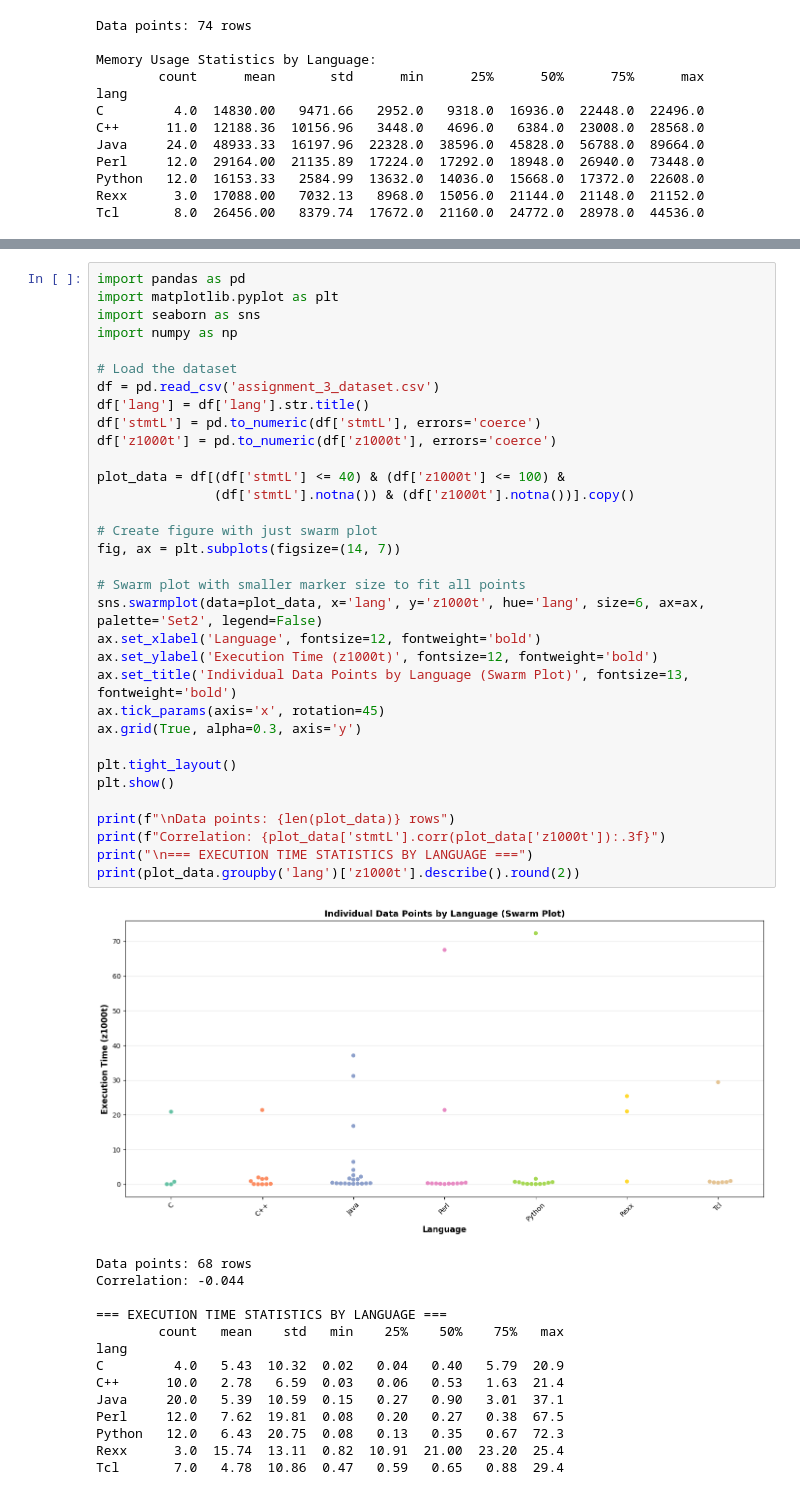
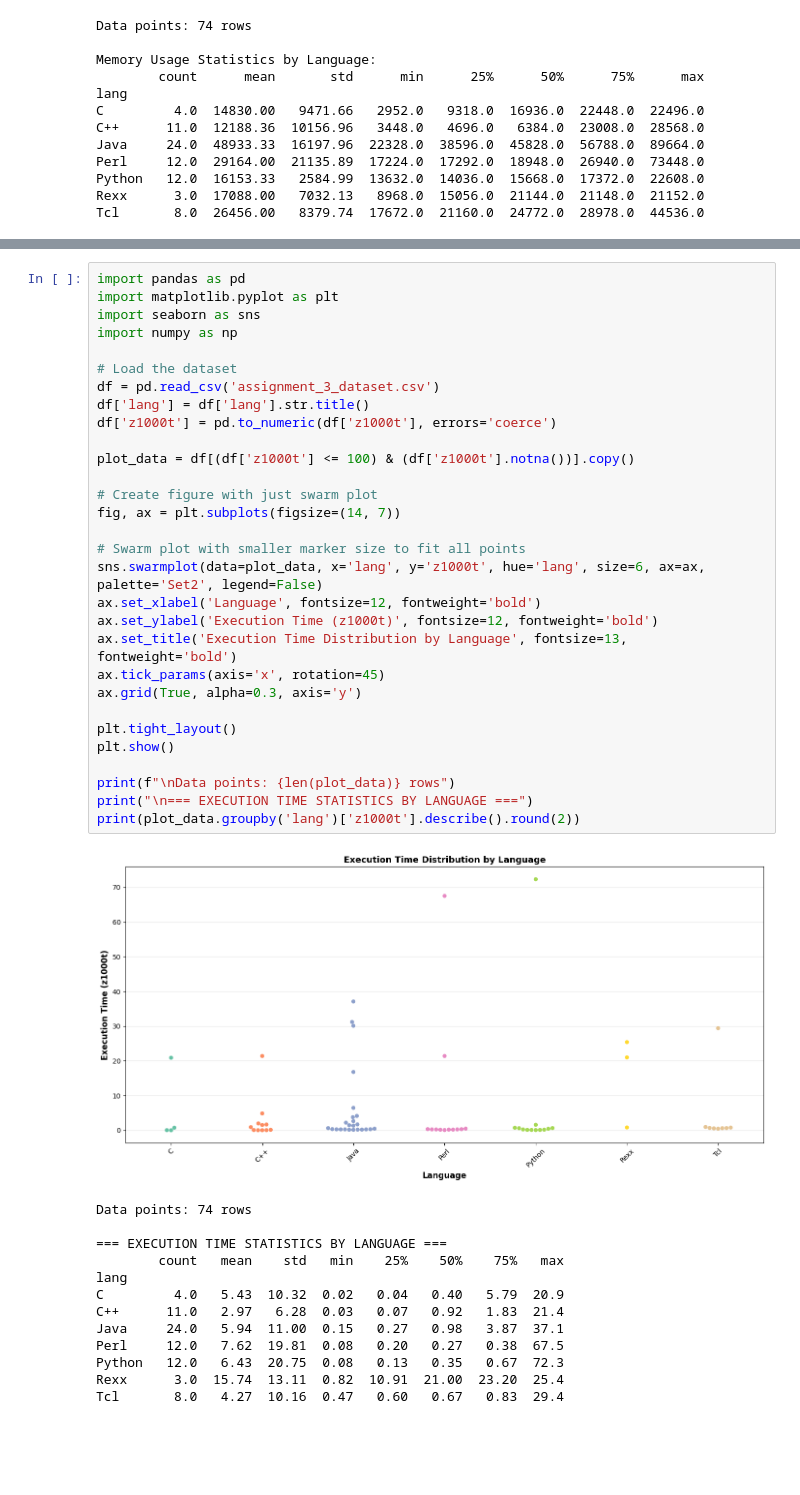
Before and after one commit to Nasro33/assignment3, a Jupyter notebook: main.ipynb, the cells around one changed output, grey strips where cells are left out. Saved outputs shown, nothing was run; the diff lists cells and outputs as text; blank space fills up the shorter version.

```diff
--- a/main.ipynb
+++ b/main.ipynb
@@ -176,51 +126,47 @@ Tcl       8.0   4.72  3.87  0.60  2.97   3.88   5.12  13.0
 # %%
 import pandas as pd
 import matplotlib.pyplot as plt
 import seaborn as sns
 import numpy as np
 
 # Load the dataset
 df = pd.read_csv('assignment_3_dataset.csv')
 df['lang'] = df['lang'].str.title()
-df['stmtL'] = pd.to_numeric(df['stmtL'], errors='coerce')
 df['z1000t'] = pd.to_numeric(df['z1000t'], errors='coerce')
 
-plot_data = df[(df['stmtL'] <= 40) & (df['z1000t'] <= 100) &
-               (df['stmtL'].notna()) & (df['z1000t'].notna())].copy()
+plot_data = df[(df['z1000t'] <= 100) & (df['z1000t'].notna())].copy()
 
 # Create figure with just swarm plot
 fig, ax = plt.subplots(figsize=(14, 7))
 
 # Swarm plot with smaller marker size to fit all points
 sns.swarmplot(data=plot_data, x='lang', y='z1000t', hue='lang', size=6, ax=ax, palette='Set2', legend=False)
 ax.set_xlabel('Language', fontsize=12, fontweight='bold')
 ax.set_ylabel('Execution Time (z1000t)', fontsize=12, fontweight='bold')
-ax.set_title('Individual Data Points by Language (Swarm Plot)', fontsize=13, fontweight='bold')
+ax.set_title('Execution Time Distribution by Language', fontsize=13, fontweight='bold')
 ax.tick_params(axis='x', rotation=45)
 ax.grid(True, alpha=0.3, axis='y')
 
 plt.tight_layout()
 plt.show()
 
 print(f"\nData points: {len(plot_data)} rows")
-print(f"Correlation: {plot_data['stmtL'].corr(plot_data['z1000t']):.3f}")
 print("\n=== EXECUTION TIME STATISTICS BY LANGUAGE ===")
 print(plot_data.groupby('lang')['z1000t'].describe().round(2))
 # %% [output]
-[figure, old version]
+[figure, new version]
-Data points: 68 rows
-Correlation: -0.044
+Data points: 74 rows
 
 === EXECUTION TIME STATISTICS BY LANGUAGE ===
         count   mean    std   min    25%    50%    75%   max
 lang
 C         4.0   5.43  10.32  0.02   0.04   0.40   5.79  20.9
-C++      10.0   2.78   6.59  0.03   0.06   0.53   1.63  21.4
-Java     20.0   5.39  10.59  0.15   0.27   0.90   3.01  37.1
+C++      11.0   2.97   6.28  0.03   0.07   0.92   1.83  21.4
+Java     24.0   5.94  11.00  0.15   0.27   0.98   3.87  37.1
 Perl     12.0   7.62  19.81  0.08   0.20   0.27   0.38  67.5
 Python   12.0   6.43  20.75  0.08   0.13   0.35   0.67  72.3
 Rexx      3.0  15.74  13.11  0.82  10.91  21.00  23.20  25.4
-Tcl       7.0   4.78  10.86  0.47   0.59   0.65   0.88  29.4
+Tcl       8.0   4.27  10.16  0.47   0.60   0.67   0.83  29.4
 # %%
 import pandas as pd
 import numpy as np
```
Also changed, not shown: parts of 2 cells of this notebook, 2 other files.
